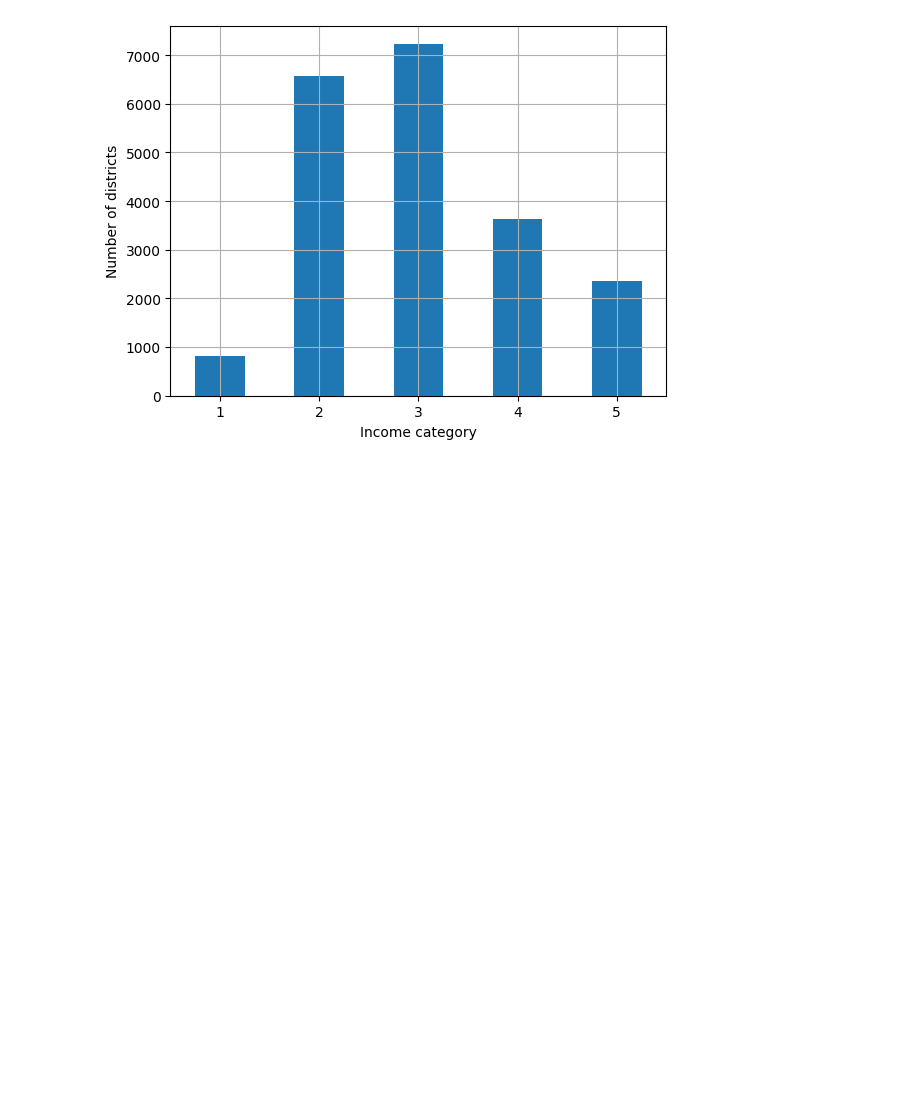
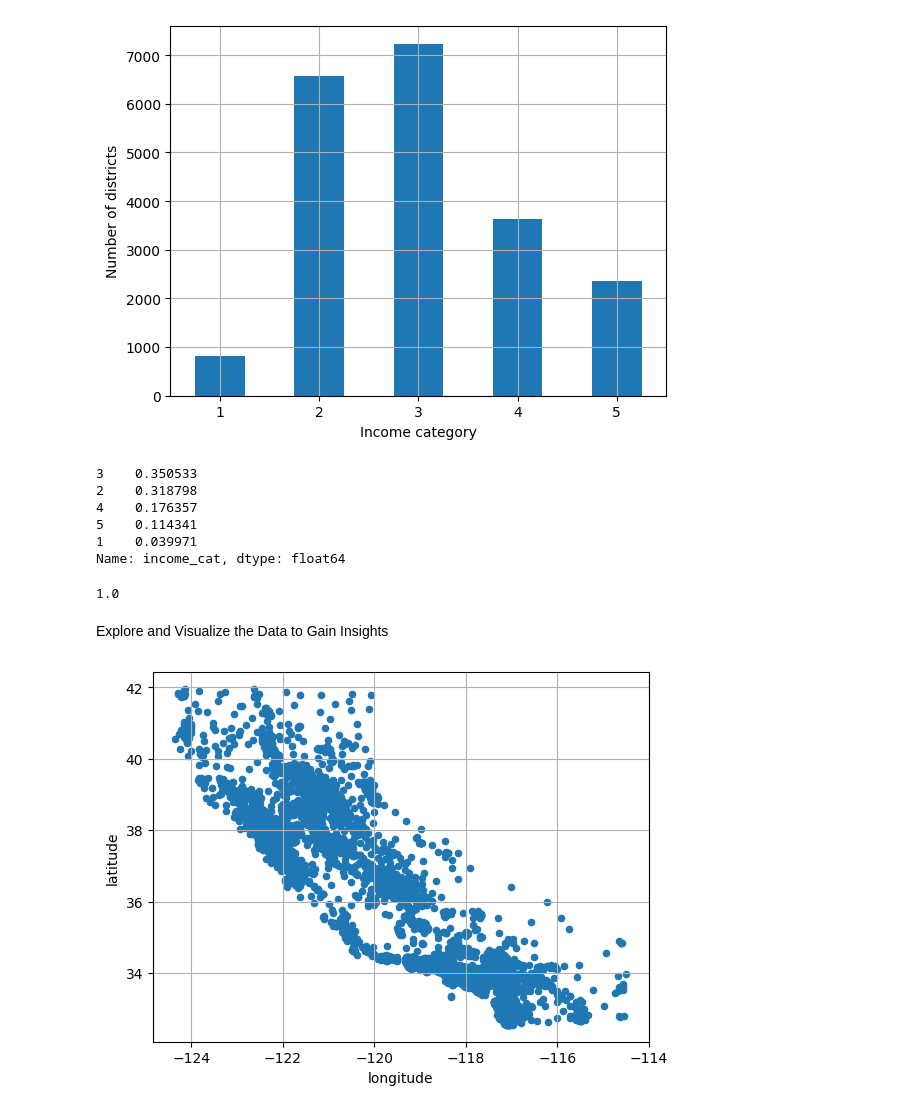
Before and after one commit to jgutierrezca/Hands-On-ML-Code, a Jupyter notebook: Code.ipynb, the cells around one changed output. Drawn from its saved outputs; the diff is of its cells as text; code cells hidden in the pictures; blank space fills up the shorter version.

Commit message:
Explore and Visualize the Data

```diff
--- a/Code.ipynb
+++ b/Code.ipynb
@@ -19,6 +19,8 @@ def load_housing_data():
 
   # When load_housing_data() is called, it looks for the datasets/housing.tgz file. If it does not find it, it creates the datasets directory inside the current directory (which is /content by default, in Colab), downloads the housing.tgz file from the ageron/data GitHub repository, and extracts its content into the datasets directory; this creates the datasets/housing directory with the housing.csv file inside it.
   housing = load_housing_data()
+# %%
+housing = pd.read_csv('./housing.csv')
 # %%
 #Top five rows of the data .head()
 housing.head()
@@ -161,0 +179,19 @@ plt.show()
+# %%
+# Shorter way to get a single split using the train_test_split() function with the stratify argument:
+
+strat_train_set, strat_test_set = train_test_split(housing, test_size=0.2, stratify=housing["income_cat"], random_state=42)
+# %%
+# The income category proportions in the test set:
+
+strat_test_set["income_cat"].value_counts() / len(strat_test_set)
+# %% [output]
+3    0.350533
+2    0.318798
+4    0.176357
+5    0.114341
+1    0.039971
+Name: income_cat, dtype: float64
+# %%
+sum(strat_test_set["income_cat"].value_counts() / len(strat_test_set))
+# %% [output]
+1.0
@@ -161,0 +203,12 @@ plt.show()
+# %% [markdown]
+Explore and Visualize the Data to Gain Insights
+# %%
+# Making a copy of the original so we can revert to it afterwards:
+housing = strat_train_set.copy()
+# %%
+# Good idea to create a scatterplot of all the districts to visualize the data, given it includes geographical information:
+
+housing.plot(kind="scatter", x="longitude", y="latitude", grid=True)
+plt.show()
+# %% [output]
+[figure, added]
```
Also changed, not shown: parts of 12 cells of this notebook.
